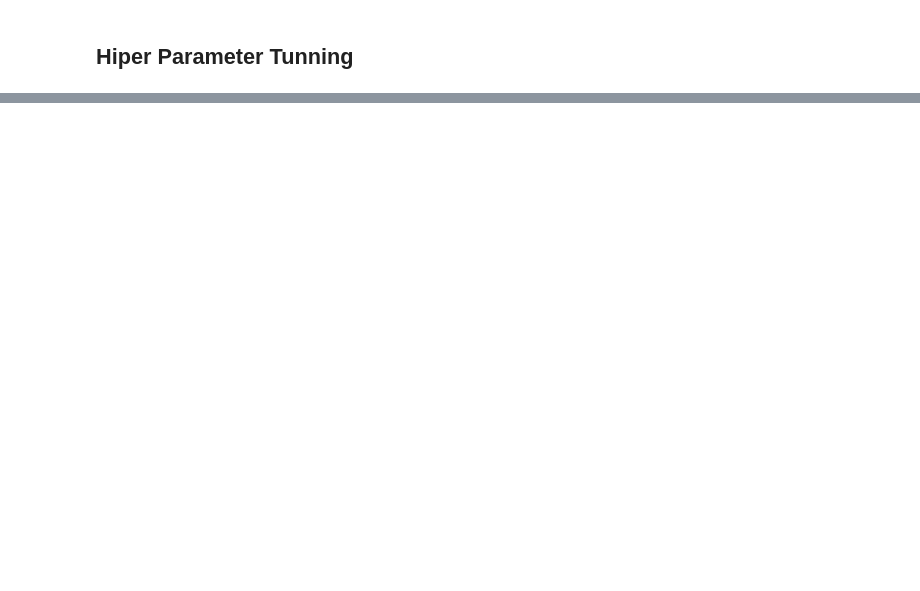
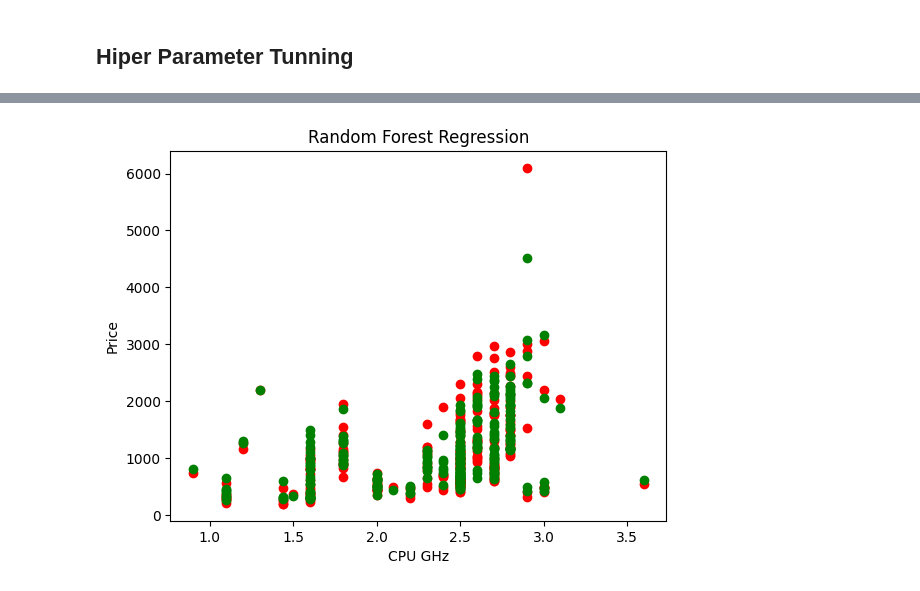
Before and after one commit to AleexSilva/laptop_price_prediction, a Jupyter notebook: Laptop-Model.ipynb, the cells around one changed output, grey strips where cells are left out. Saved outputs shown, nothing was run; the diff lists cells and outputs as text; code cells hidden in the pictures; blank space fills up the shorter version.

```diff
--- a/Laptop-Model.ipynb
+++ b/Laptop-Model.ipynb
@@ -270,0 +270,9 @@ print (f'Test Accuracy - : {forest_grid.score(X_test,y_test):.3f}')
+# %%
+plt.scatter(X_test['CPU GHz'].values, y_test, color = 'red')
+plt.scatter(X_test['CPU GHz'].values, y_pred, color = 'green')
+plt.title('Random Forest Regression')
+plt.xlabel('CPU GHz')
+plt.ylabel('Price')
+plt.show()
+# %% [output]
+[figure, added]
```
Also changed, not shown: parts of 15 cells of this notebook.
